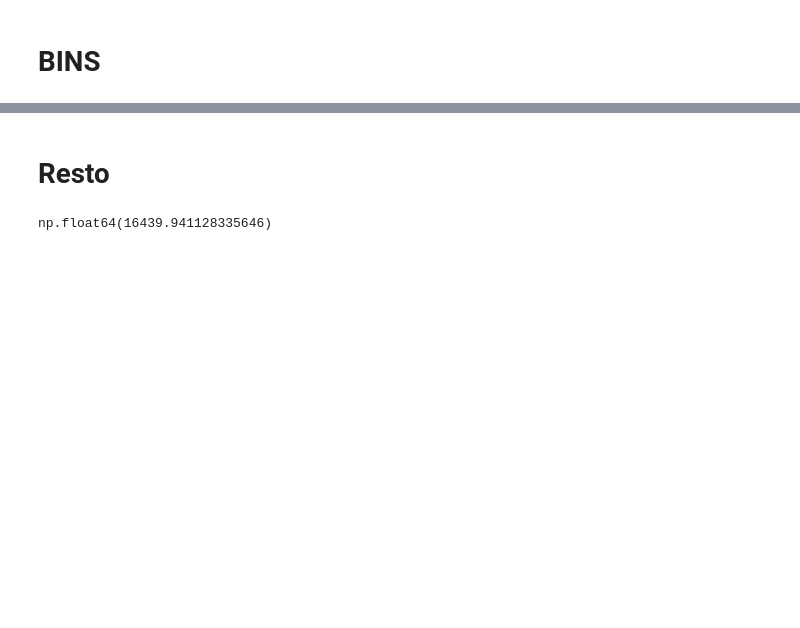
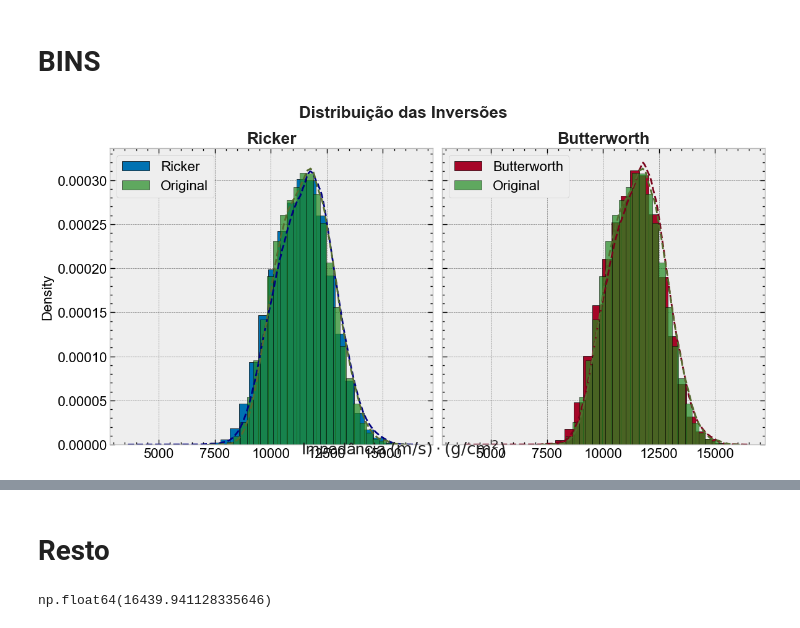
Before and after one commit to albano-a/inversion_methods_algorithms, a Jupyter notebook: statistical_analysis.ipynb, the cells around one changed output, grey strips where cells are left out. Drawn from its saved outputs; the diff is of its cells as text; code cells hidden in the pictures; blank space fills up the shorter version.

Commit message:
fix the xlabel on the plot

```diff
--- a/statistical_analysis.ipynb
+++ b/statistical_analysis.ipynb
@@ -33,3 +34,91 @@ residuo_ricker = imp_30hz - inverted_impedance_final_ricker
 residuo_butter = imp_30hz - inverted_impedance_final_butter
 # %% [markdown]
 # BINS
+# %%
+import seaborn as sns
+from matplotlib.ticker import ScalarFormatter
+
+bins = 30
+
+# # Flatten the 3D arrays to 1D using ravel
+# residuo_flat_ricker = residuo_ricker.ravel()
+# residuo_flat_butter = residuo_butter.ravel()
+
+# # Calculate standard deviations
+# residuo_flat_butter_std = np.std(residuo_flat_butter)
+# residuo_flat_ricker_std = np.std(residuo_flat_ricker)
+
+# Calculate histograms using numpy
+hist_original, bin_edges_original = np.histogram(imp_30hz, bins=bins, density=True)
+hist_ricker, bin_edges_ricker = np.histogram(inverted_impedance_final_ricker, bins=bins, density=True)
+hist_butter, bin_edges_butter = np.histogram(inverted_impedance_final_butter, bins=bins, density=True)
+# %%
+fig, axs = plt.subplots(1, 2, figsize=(12, 6), sharey=True, sharex=True)
+
+fig.suptitle("Distribuição das Inversões", fontsize=FONT_SIZE, fontweight="bold", color=TEXT_COLOR)
+
+# Plot histogram for ricker on axs[0]
+axs[0].bar(
+    bin_edges_butter[:-1], hist_butter, width=np.diff(bin_edges_butter),
+    edgecolor="black", color=PRIMARY, alpha=1, label="Ricker"
+)
+
+# Plot histogram for original on axs[0]
+axs[0].bar(
+    bin_edges_original[:-1], hist_original, width=np.diff(bin_edges_original),
+    edgecolor="black", color=ALTERNATIVE, alpha=0.7, label="Original"
+)
+
+# KDE plot for inverted_impedance_final_butter on axs[0]
+sns.kdeplot(
+    inverted_impedance_final_butter.flatten(), color=PRIMARY_DARK,
+    linewidth=2, linestyle="--", alpha=1.0, bw_adjust=0.5, ax=axs[0]
+)
+
+# KDE plot for imp_30hz on axs[0]
+sns.kdeplot(
+    imp_30hz.flatten(), color=ALTERNATIVE_DARK, linewidth=2,
+    linestyle="--", alpha=1.0, bw_adjust=0.5, ax=axs[0]
+)
+
+axs[0].tick_params(axis="both", labelsize=LABEL_SIZE)
+axs[0].set_title("Ricker", fontsize=FONT_SIZE, fontweight="bold", color=TEXT_COLOR)
+axs[0].legend(loc="upper left", fontsize=FONT_SIZE - 3)
+
+# Assuming axs is defined as part of a subplot structure, e.g., fig, axs = plt.subplots(1, 2)
+
+# Plot histogram for ricker on axs[1]
+axs[1].bar(
+    bin_edges_ricker[:-1], hist_ricker, width=np.diff(bin_edges_ricker),
+    edgecolor="black", color=SECONDARY, alpha=1, label="Butterworth"
+)
+
+# Plot histogram for original on axs[1]
+axs[1].bar(
+    bin_edges_original[:-1], hist_original, width=np.diff(bin_edges_original),
+    edgecolor="black", color=ALTERNATIVE, alpha=0.7, label="Original"
+)
+
+# KDE plot for inverted_impedance_final_ricker on axs[1]
+sns.kdeplot(
+    inverted_impedance_final_ricker.flatten(), color=SECONDARY_DARK,
+    linewidth=2, linestyle="--", alpha=1.0, bw_adjust=0.5, ax=axs[1]
+)
+
+# KDE plot for imp_30hz on axs[1]
+sns.kdeplot(
+    imp_30hz.flatten(), color=ALTERNATIVE_DARK, linewidth=2,
+    linestyle="--", alpha=1.0, bw_adjust=0.5, ax=axs[1]
+)
+
+axs[1].tick_params(axis="both", labelsize=LABEL_SIZE)
+axs[1].set_title("Butterworth", fontsize=FONT_SIZE, fontweight="bold", color=TEXT_COLOR)
+axs[1].legend(loc="upper left", fontsize=FONT_SIZE - 3)
+
+fig.text(0.5, 0.04, r"Impedância $(\text{m}/\text{s})\cdot(\text{g}/\text{cm}^{2})$", ha='center', fontsize=FONT_SIZE, color=TEXT_COLOR)
+
+# plt.supxlabel(r"Impedância $(\text{m}/\text{s})\cdot(\text{g}/\text{cm}^{2})$", fontsize=FONT_SIZE, color=TEXT_COLOR)
+plt.tight_layout()
+plt.show()
+# %% [output]
+[figure, added]
```
Also changed, not shown: parts of 5 cells of this notebook, 5 other files.
